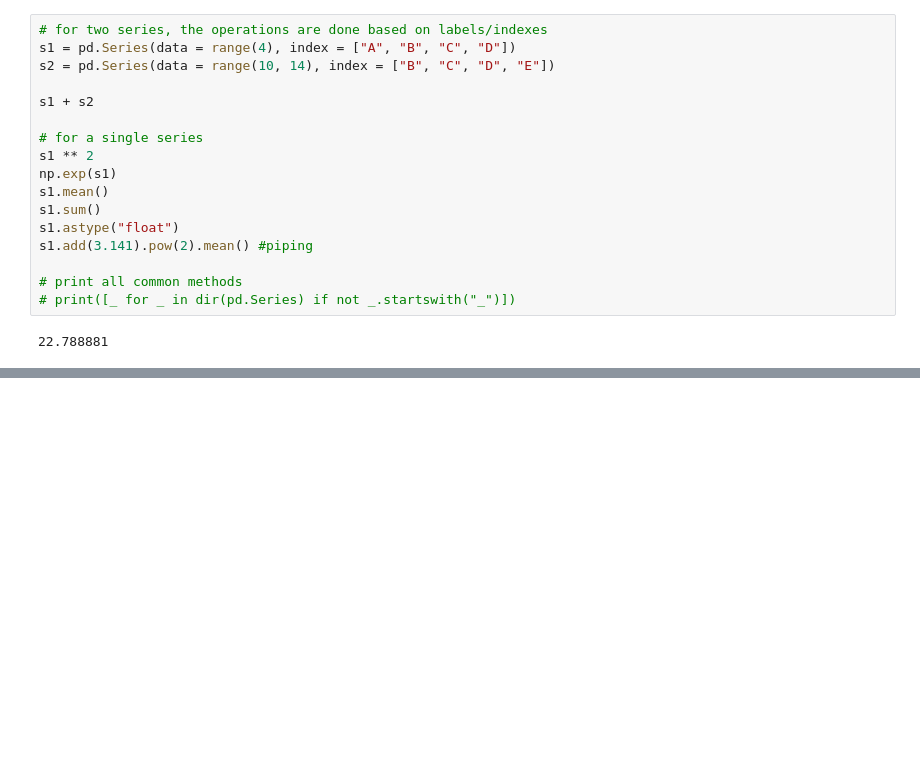
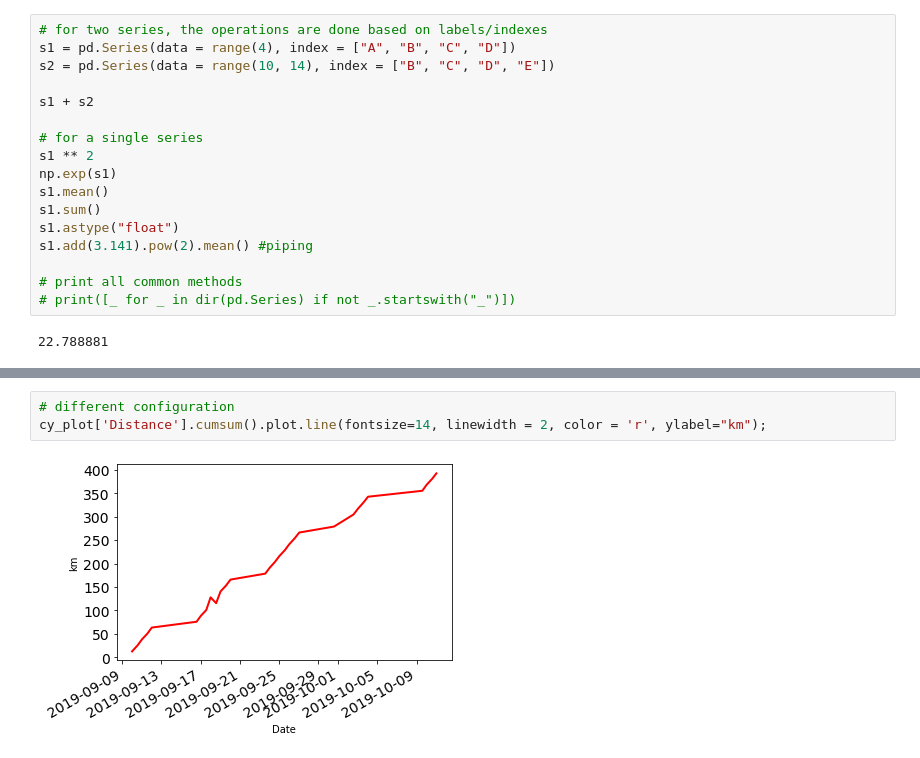
Before and after one commit to chuangw6/MDS_Courses, a Jupyter notebook: Block1/DSCI511_Python/numpy_pandas/pandas_review.ipynb, the cells around one changed output, grey strips where cells are left out. Cells and saved outputs as stored; diff of their text form; blank space fills up the shorter version.

```diff
--- a/Block1/DSCI511_Python/numpy_pandas/pandas_review.ipynb
+++ b/Block1/DSCI511_Python/numpy_pandas/pandas_review.ipynb
@@ -769,0 +1116,5 @@ s1.add(3.141).pow(2).mean() #piping
+# %%
+# different configuration
+cy_plot['Distance'].cumsum().plot.line(fontsize=14, linewidth = 2, color = 'r', ylabel="km");
+# %% [output]
+[figure, added]
```
Also changed, not shown: parts of 32 cells of this notebook, 1 other file.
